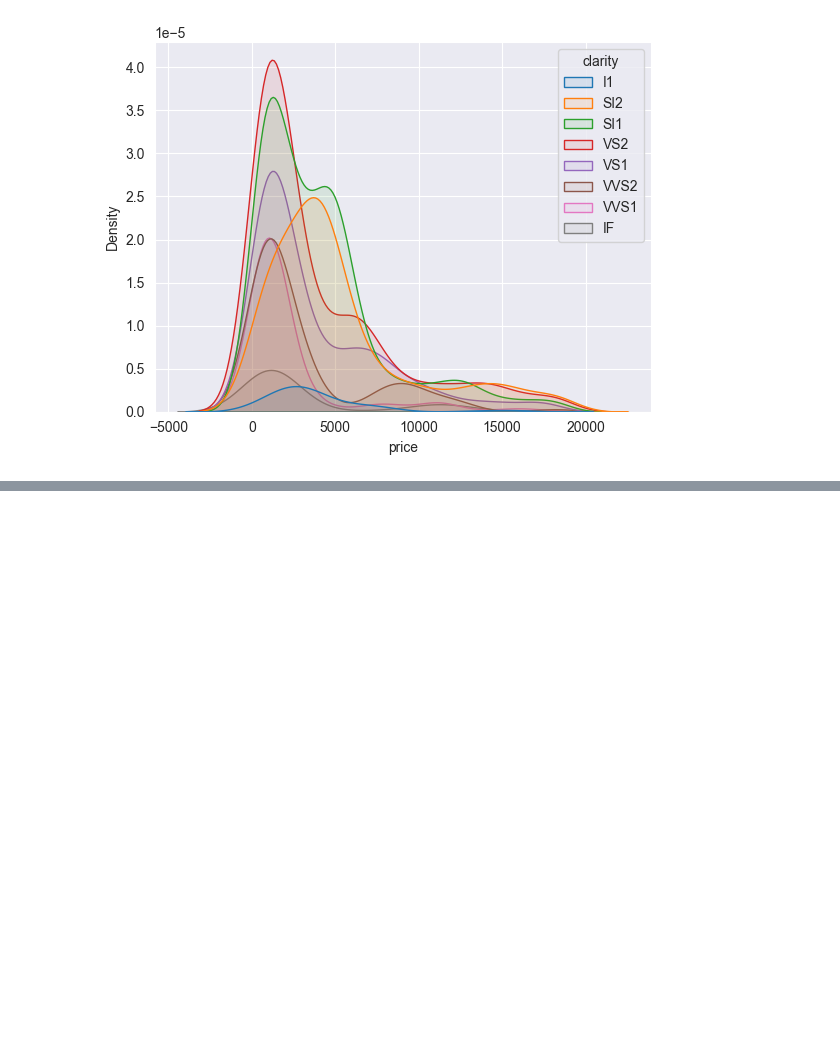
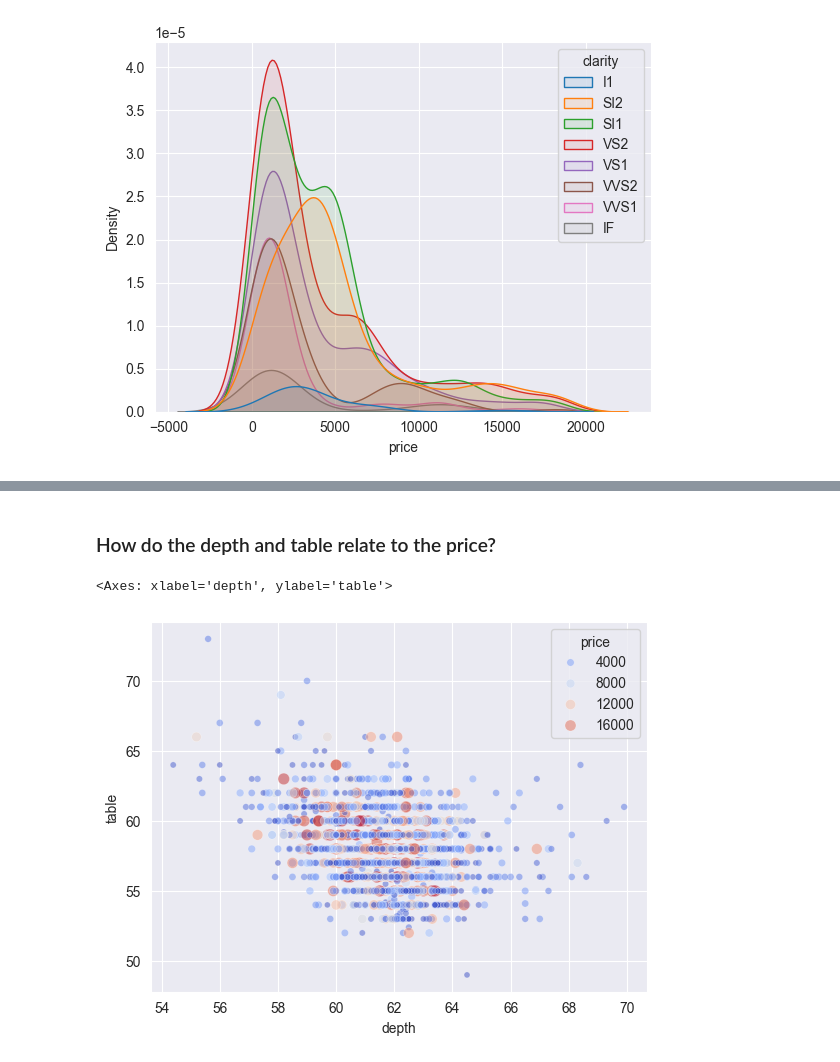
Before and after one commit to danielphilip12/Diamonds-Analysis-CT, a Jupyter notebook: eda.ipynb, the cells around one changed output, grey strips where cells are left out. Drawn from its saved outputs; the diff is of its cells as text; code cells hidden in the pictures; blank space fills up the shorter version.

```diff
--- a/eda.ipynb
+++ b/eda.ipynb
@@ -188,0 +213,7 @@ plt.savefig("price_kde.png")
+# %% [markdown]
+### How do the depth and table relate to the price?
+# %%
+sns.scatterplot(data=sample, x='depth', y='table', size='price', alpha=0.5, palette='coolwarm', hue='price')
+# %% [output]
+<Axes: xlabel='depth', ylabel='table'>
+[figure, added]
```
Also changed, not shown: parts of 9 cells of this notebook, 1 other file.
